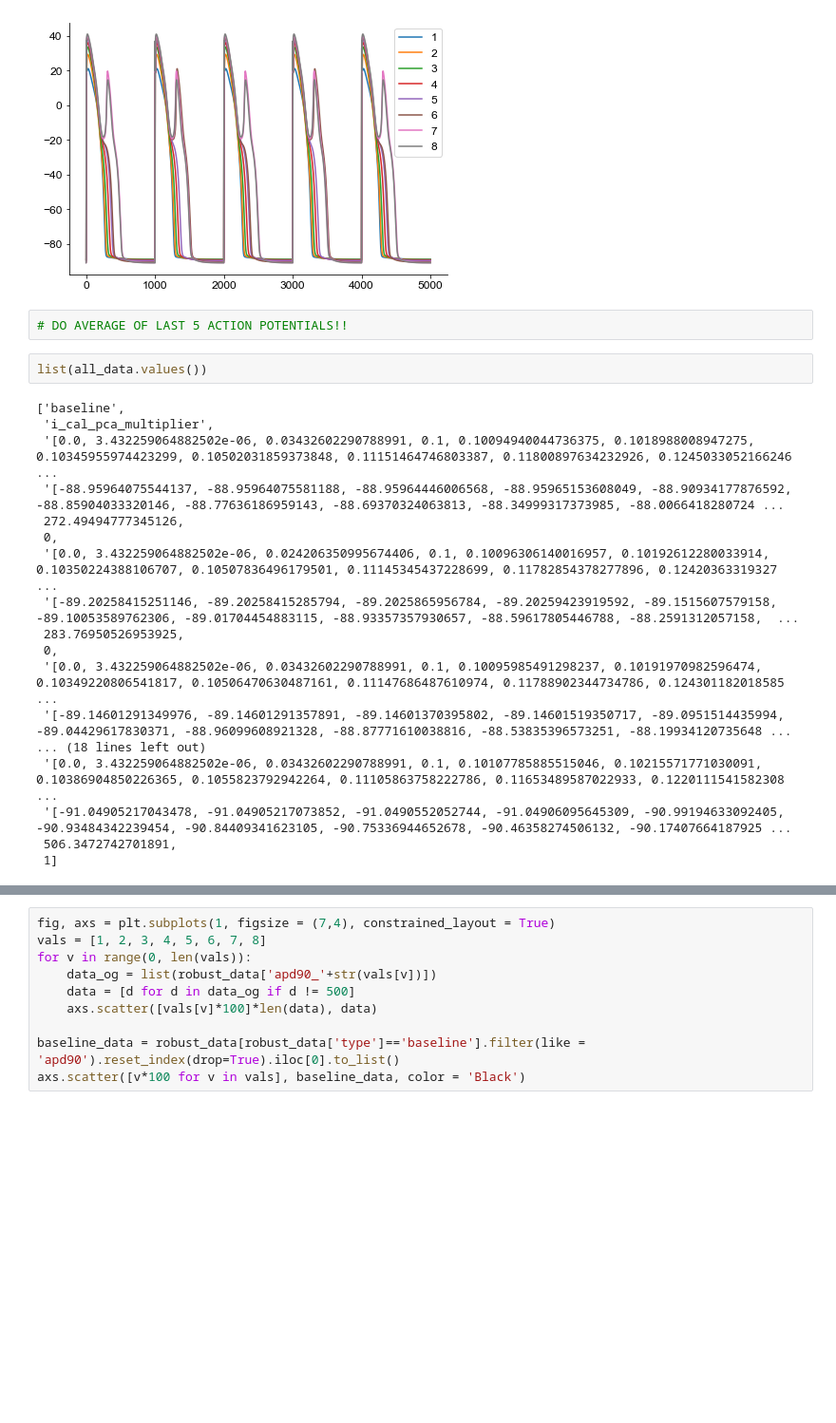
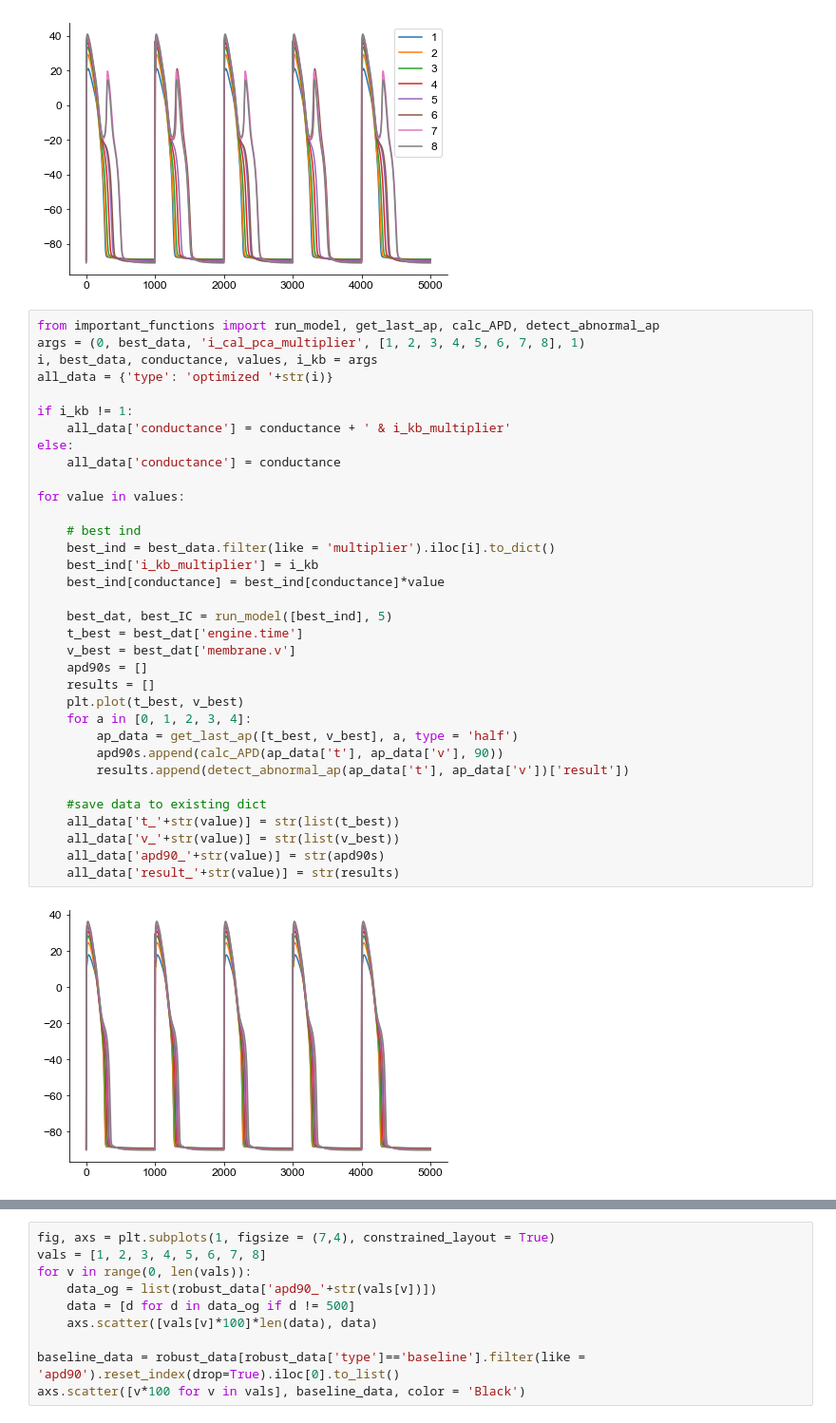
Before and after one commit to Christini-Lab/rrc-conductance-profile, a Jupyter notebook: reviewer_response.ipynb, the cells around one changed output, grey strips where cells are left out. Shown at 95% size. Cells and saved outputs as stored; diff of their text form; blank space fills up the shorter version.

Commit message:
fixed bug in robust function

```diff
--- a/reviewer_response.ipynb
+++ b/reviewer_response.ipynb
@@ -227,28 +227,42 @@ plt.legend()
 [1, 1, 1, 1, 1]
 <matplotlib.legend.Legend at 0x...>
 [figure]
-# %%
-# DO AVERAGE OF LAST 5 ACTION POTENTIALS!!
-# %%
-list(all_data.values())
-# %% [output]
-['baseline',
- 'i_cal_pca_multiplier',
- '[0.0, 3.432259064882502e-06, 0.03432602290788991, 0.1, 0.10094940044736375, 0.1018988008947275, 0.10345955974423299, 0.10502031859373848, 0.11151464746803387, 0.11800897634232926, 0.1245033052166246 ...
- '[-88.95964075544137, -88.95964075581188, -88.95964446006568, -88.95965153608049, -88.90934177876592, -88.85904033320146, -88.77636186959143, -88.69370324063813, -88.34999317373985, -88.0066418280724 ...
- 272.49494777345126,
- 0,
- '[0.0, 3.432259064882502e-06, 0.024206350995674406, 0.1, 0.10096306140016957, 0.10192612280033914, 0.10350224388106707, 0.10507836496179501, 0.11145345437228699, 0.11782854378277896, 0.12420363319327 ...
- '[-89.20258415251146, -89.20258415285794, -89.2025865956784, -89.20259423919592, -89.1515607579158, -89.10053589762306, -89.01704454883115, -88.93357357930657, -88.59617805446788, -88.2591312057158,  ...
- 283.76950526953925,
- 0,
- '[0.0, 3.432259064882502e-06, 0.03432602290788991, 0.1, 0.10095985491298237, 0.10191970982596474, 0.10349220806541817, 0.10506470630487161, 0.11147686487610974, 0.11788902344734786, 0.124301182018585 ...
- '[-89.14601291349976, -89.14601291357891, -89.14601370395802, -89.14601519350717, -89.0951514435994, -89.04429617830371, -88.96099608921328, -88.87771610038816, -88.53835396573251, -88.19934120735648 ...
-... (18 lines left out)
- '[0.0, 3.432259064882502e-06, 0.03432602290788991, 0.1, 0.10107785885515046, 0.10215571771030091, 0.10386904850226365, 0.1055823792942264, 0.11105863758222786, 0.11653489587022933, 0.1220111541582308 ...
- '[-91.04905217043478, -91.04905217073852, -91.0490552052744, -91.04906095645309, -90.99194633092405, -90.93484342239454, -90.84409341623105, -90.75336944652678, -90.46358274506132, -90.17407664187925 ...
- 506.3472742701891,
- 1]
+# %%
+from important_functions import run_model, get_last_ap, calc_APD, detect_abnormal_ap
+args = (0, best_data, 'i_cal_pca_multiplier', [1, 2, 3, 4, 5, 6, 7, 8], 1)
+i, best_data, conductance, values, i_kb = args
+all_data = {'type': 'optimized '+str(i)}
+
+if i_kb != 1:
+    all_data['conductance'] = conductance + ' & i_kb_multiplier'
+else:
+    all_data['conductance'] = conductance
+
+for value in values:
+
+    # best ind
+    best_ind = best_data.filter(like = 'multiplier').iloc[i].to_dict()
+    best_ind['i_kb_multiplier'] = i_kb
+    best_ind[conductance] = best_ind[conductance]*value
+
+    best_dat, best_IC = run_model([best_ind], 5)
+    t_best = best_dat['engine.time']
+    v_best = best_dat['membrane.v']
+    apd90s = []
+    results = []
+    plt.plot(t_best, v_best)
+    for a in [0, 1, 2, 3, 4]:
+        ap_data = get_last_ap([t_best, v_best], a, type = 'half')
+        apd90s.append(calc_APD(ap_data['t'], ap_data['v'], 90))
+        results.append(detect_abnormal_ap(ap_data['t'], ap_data['v'])['result'])
+
+    #save data to existing dict
+    all_data['t_'+str(value)] = str(list(t_best))
+    all_data['v_'+str(value)] = str(list(v_best))
+    all_data['apd90_'+str(value)] = str(apd90s)
+    all_data['result_'+str(value)] = str(results)
+# %% [output]
+[figure, added]
 # %%
 robust_data = pd.read_csv('./data/robust_data_ical.csv.bz2')
 robust_data.loc[len(robust_data.index)] = list(all_data.values())
```
Also changed, not shown: parts of 1 cell of this notebook, 1 other file.
